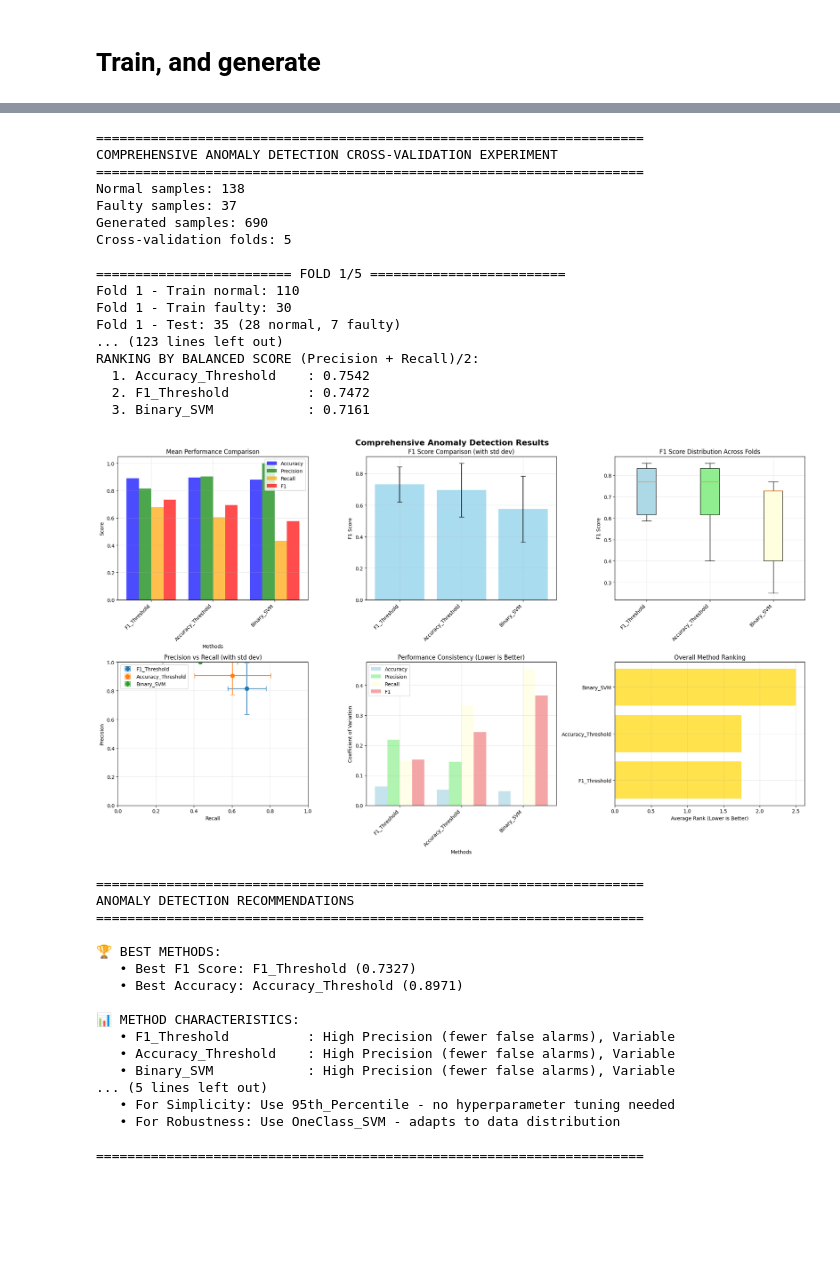
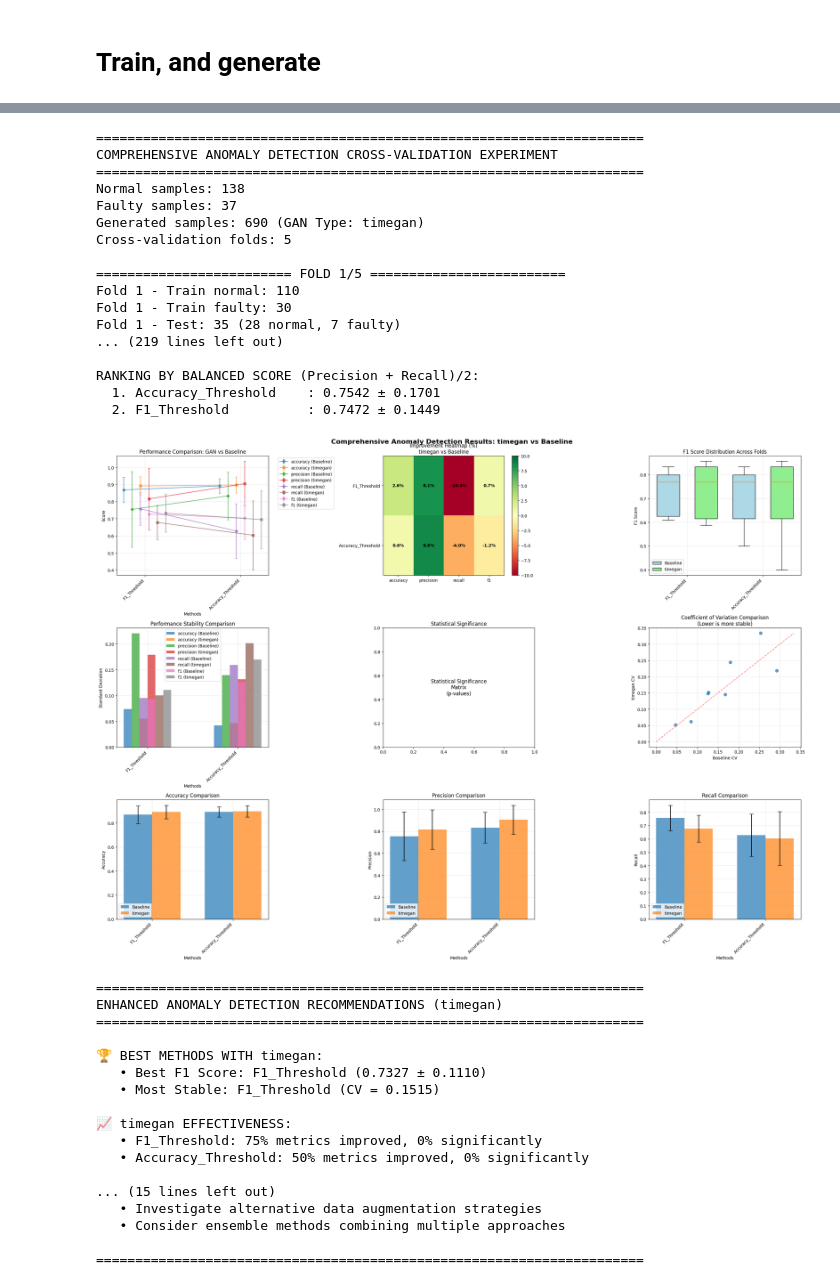
Before and after one commit to maddiew95/SmartIoT-2025, a Jupyter notebook: GANs models/TimeGANs/time-gan.ipynb, the cells around one changed output, grey strips where cells are left out. Drawn from its saved outputs; the diff is of its cells as text; code cells hidden in the pictures; blank space fills up the shorter version.

Commit message:
new result and t-test

```diff
--- a/GANs models/TimeGANs/time-gan.ipynb
+++ b/GANs models/TimeGANs/time-gan.ipynb
@@ -15,7 +15,7 @@ from sklearn.model_selection import train_test_split
 
 cuda0 = torch.device("cuda:0")
 cuda1 = torch.device("cuda:1")
-device = cuda0
+device = cuda1
 print(torch.cuda.get_device_name(device) if torch.cuda.is_available() else "No GPU available")
 
 data = np.load("../../hvcm/RFQ.npy", allow_pickle=True)
@@ -1103,40 +1103,40 @@ FID Score: 35.1669
 Quality Assessment: Fair
 # %%
-run_comprehensive_cross_validation_experiment(X_test_normal, X_test_faulty, device, synthetic_full, batch_size=32)
+run_comprehensive_cross_validation_experiment(X_test_normal, X_test_faulty, device, synthetic_full, batch_size=32, gan_type="timegan")
 # %% [output]
 ======================================================================
 COMPREHENSIVE ANOMALY DETECTION CROSS-VALIDATION EXPERIMENT
 ======================================================================
 Normal samples: 138
 Faulty samples: 37
-Generated samples: 690
+Generated samples: 690 (GAN Type: timegan)
 Cross-validation folds: 5
 
 ========================= FOLD 1/5 =========================
 Fold 1 - Train normal: 110
 Fold 1 - Train faulty: 30
 Fold 1 - Test: 35 (28 normal, 7 faulty)
-... (123 lines left out)
+... (219 lines left out)
+
 RANKING BY BALANCED SCORE (Precision + Recall)/2:
-  1. Accuracy_Threshold    : 0.7542
-  2. F1_Threshold          : 0.7472
-  3. Binary_SVM            : 0.7161
+  1. Accuracy_Threshold    : 0.7542 ± 0.1701
+  2. F1_Threshold          : 0.7472 ± 0.1449
-[figure, old version]
+[figure, new version]
 ======================================================================
-ANOMALY DETECTION RECOMMENDATIONS
+ENHANCED ANOMALY DETECTION RECOMMENDATIONS (timegan)
 ======================================================================
 
-🏆 BEST METHODS:
-   • Best F1 Score: F1_Threshold (0.7327)
-   • Best Accuracy: Accuracy_Threshold (0.8971)
+🏆 BEST METHODS WITH timegan:
+   • Best F1 Score: F1_Threshold (0.7327 ± 0.1110)
+   • Most Stable: F1_Threshold (CV = 0.1515)
 
-📊 METHOD CHARACTERISTICS:
-   • F1_Threshold          : High Precision (fewer false alarms), Variable
-   • Accuracy_Threshold    : High Precision (fewer false alarms), Variable
-   • Binary_SVM            : High Precision (fewer false alarms), Variable
-... (5 lines left out)
-   • For Simplicity: Use 95th_Percentile - no hyperparameter tuning needed
-   • For Robustness: Use OneClass_SVM - adapts to data distribution
+📈 timegan EFFECTIVENESS:
+   • F1_Threshold: 75% metrics improved, 0% significantly
+   • Accuracy_Threshold: 50% metrics improved, 0% significantly
+
+... (15 lines left out)
+   • Investigate alternative data augmentation strategies
+   • Consider ensemble methods combining multiple approaches
 
 ======================================================================
 ({'F1_Threshold': {'accuracy': {'mean': 0.8914285714285715,
```
Also changed, not shown: parts of 4 cells of this notebook.
